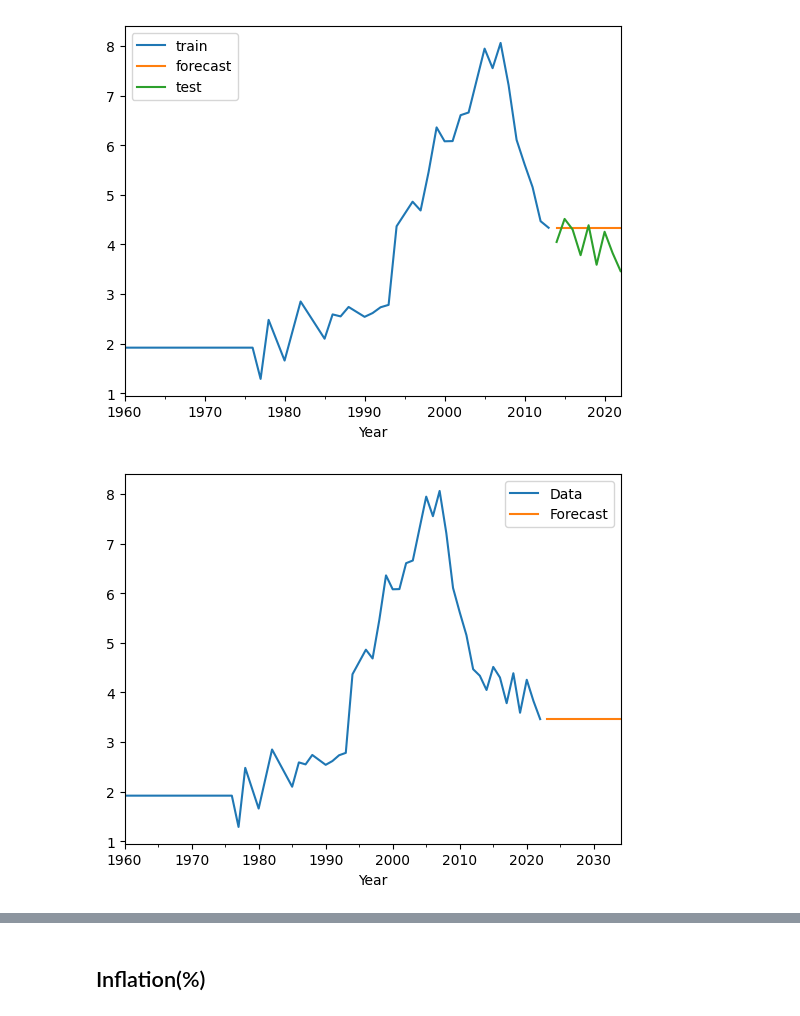
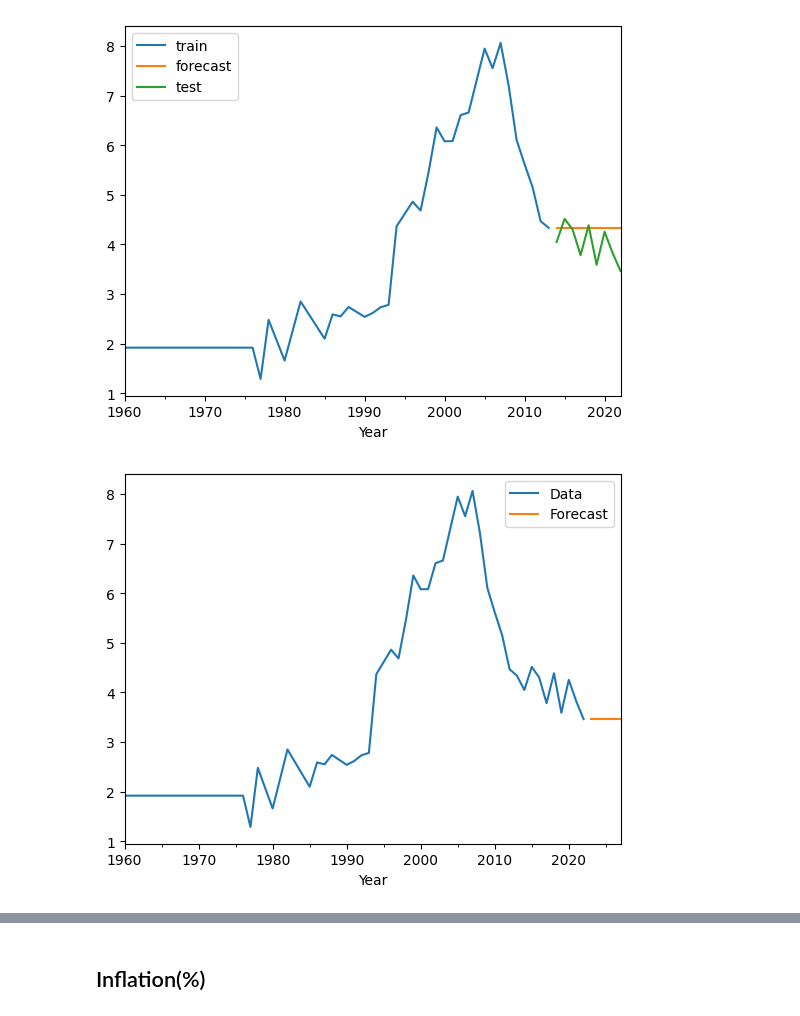
Before and after one commit to rizal-mujahiddan/Analyst_Economy_Indonesia, a Jupyter notebook: world-development-indicators-code.ipynb, the cells around one changed output, grey strips where cells are left out. Drawn from its saved outputs; the diff is of its cells as text; code cells hidden in the pictures.

```diff
--- a/world-development-indicators-code.ipynb
+++ b/world-development-indicators-code.ipynb
@@ -1642,15 +1643,15 @@ MAPE : 0.09872791158498782
 [figure]
 # %%
 model_arima = model_arima.fit(y=indonesia_df_copy['Unemployment(%)'])
-result_forecast = model_arima.predict(n_periods=12)
+result_forecast = model_arima.predict(n_periods=5)
 
 fig, ax = plt.subplots()
 indonesia_df_copy['Unemployment(%)'].plot(ax=ax, label='Data')
 result_forecast.plot(ax=ax, label='Forecast')
 plt.legend(['Data','Forecast'])
 plt.show()
 # %% [output]
-[figure, old version]
+[figure, new version]
 # %%
 display(model_arima.summary())
 # %% [output]
```
Also changed, not shown: parts of 28 cells of this notebook.
